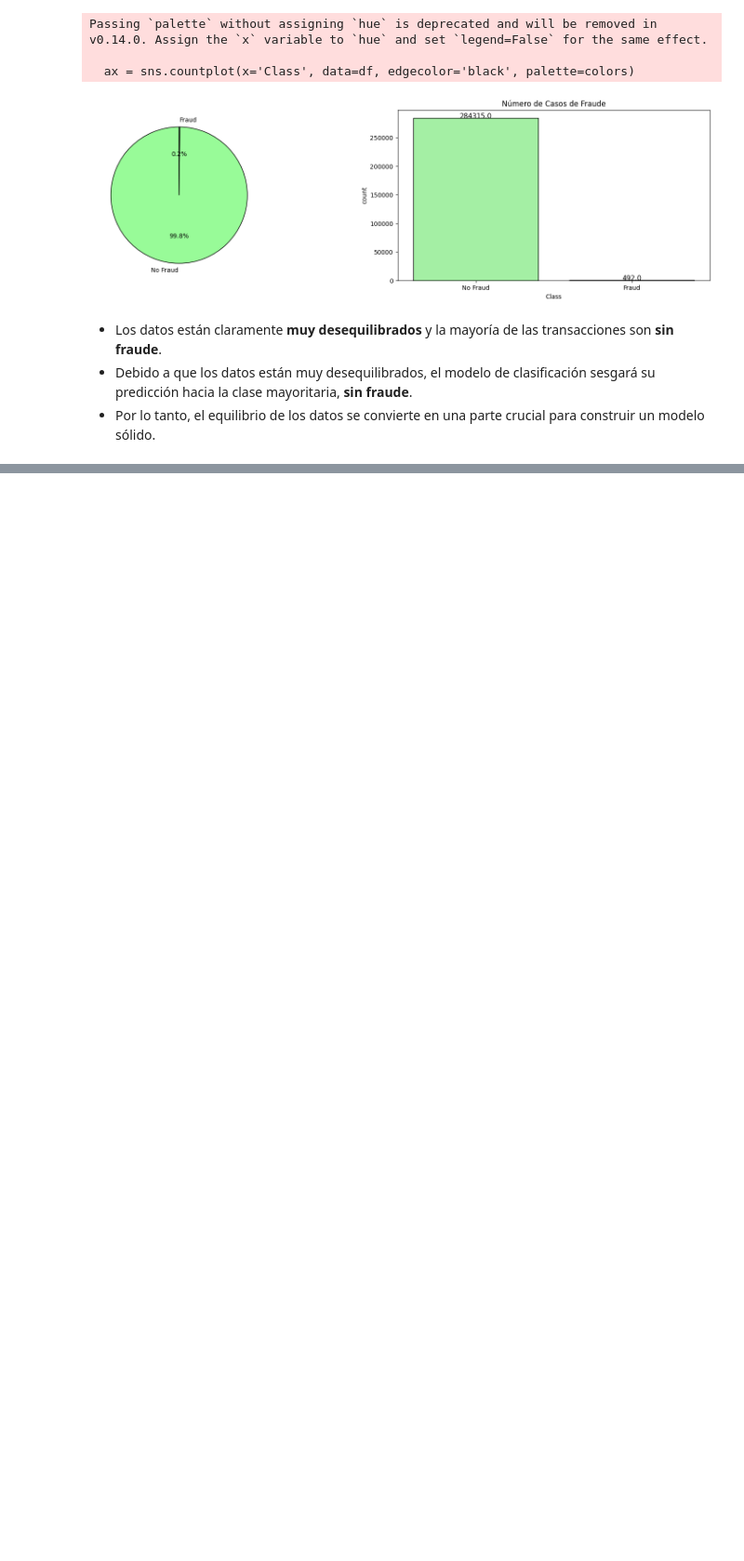
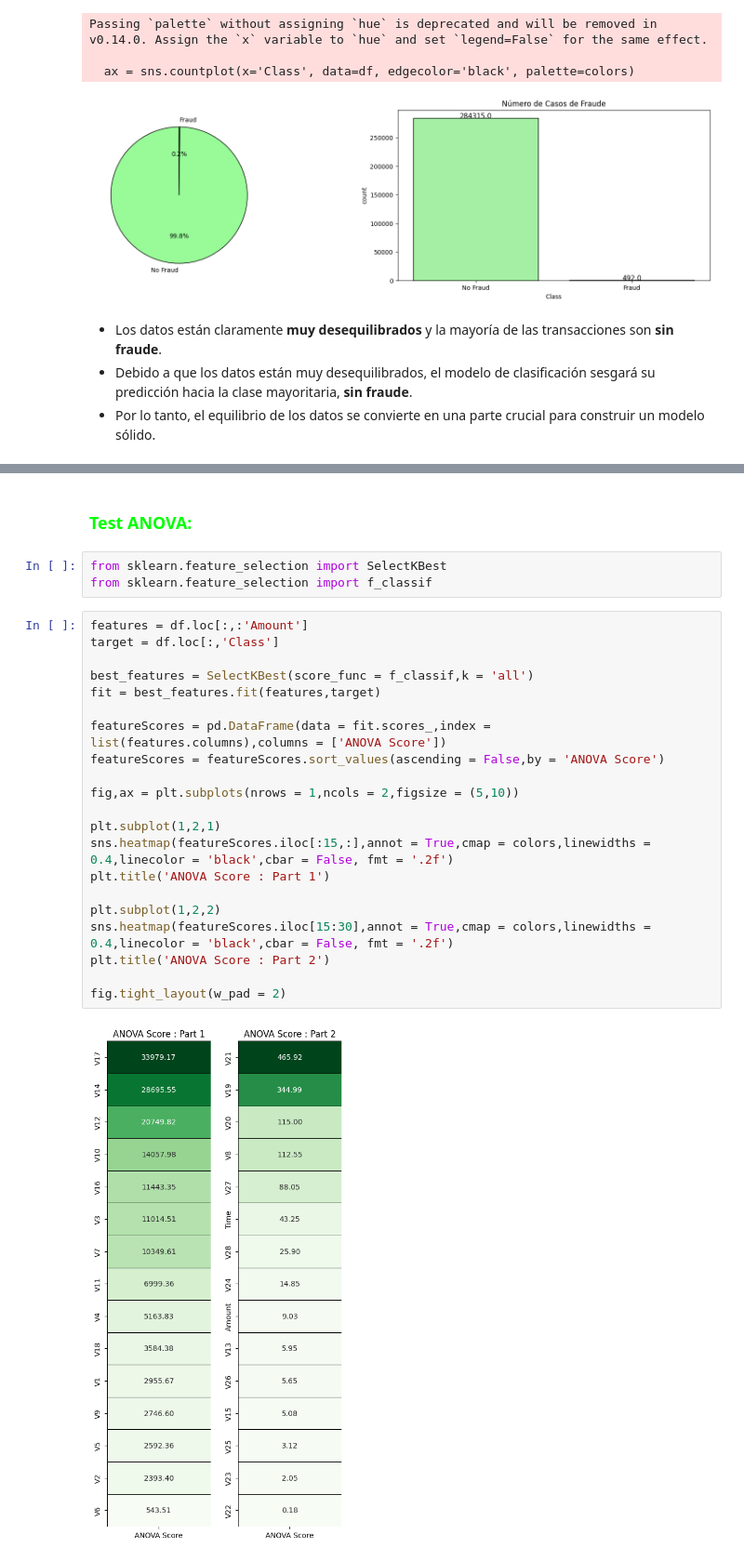
Before and after one commit to londerowalteroscar/Fraud-Detection, a Jupyter notebook: fraud-detection.ipynb, the cells around one changed output, grey strips where cells are left out. Shown: that part at 93% size. Cells and saved outputs as stored; diff of their text form; blank space fills up the shorter version.

```diff
--- a/fraud-detection.ipynb
+++ b/fraud-detection.ipynb
@@ -237,0 +279,30 @@ Passing `palette` without assigning `hue` is deprecated and will be removed in v
+# %% [markdown]
+<h3 style="font-family: 'Courier New', Courier, monospace; color: lime; text-shadow: 1px 1px black;">
+    Test ANOVA:
+</h3>
+# %%
+from sklearn.feature_selection import SelectKBest
+from sklearn.feature_selection import f_classif
+# %%
+features = df.loc[:,:'Amount']
+target = df.loc[:,'Class']
+
+best_features = SelectKBest(score_func = f_classif,k = 'all')
+fit = best_features.fit(features,target)
+
+featureScores = pd.DataFrame(data = fit.scores_,index = list(features.columns),columns = ['ANOVA Score'])
+featureScores = featureScores.sort_values(ascending = False,by = 'ANOVA Score')
+
+fig,ax = plt.subplots(nrows = 1,ncols = 2,figsize = (5,10))
+
+plt.subplot(1,2,1)
+sns.heatmap(featureScores.iloc[:15,:],annot = True,cmap = colors,linewidths = 0.4,linecolor = 'black',cbar = False, fmt = '.2f')
+plt.title('ANOVA Score : Part 1')
+
+plt.subplot(1,2,2)
+sns.heatmap(featureScores.iloc[15:30],annot = True,cmap = colors,linewidths = 0.4,linecolor = 'black',cbar = False, fmt = '.2f')
+plt.title('ANOVA Score : Part 2')
+
+fig.tight_layout(w_pad = 2)
+# %% [output]
+[figure, added]
```
Also changed, not shown: parts of 11 cells of this notebook.
